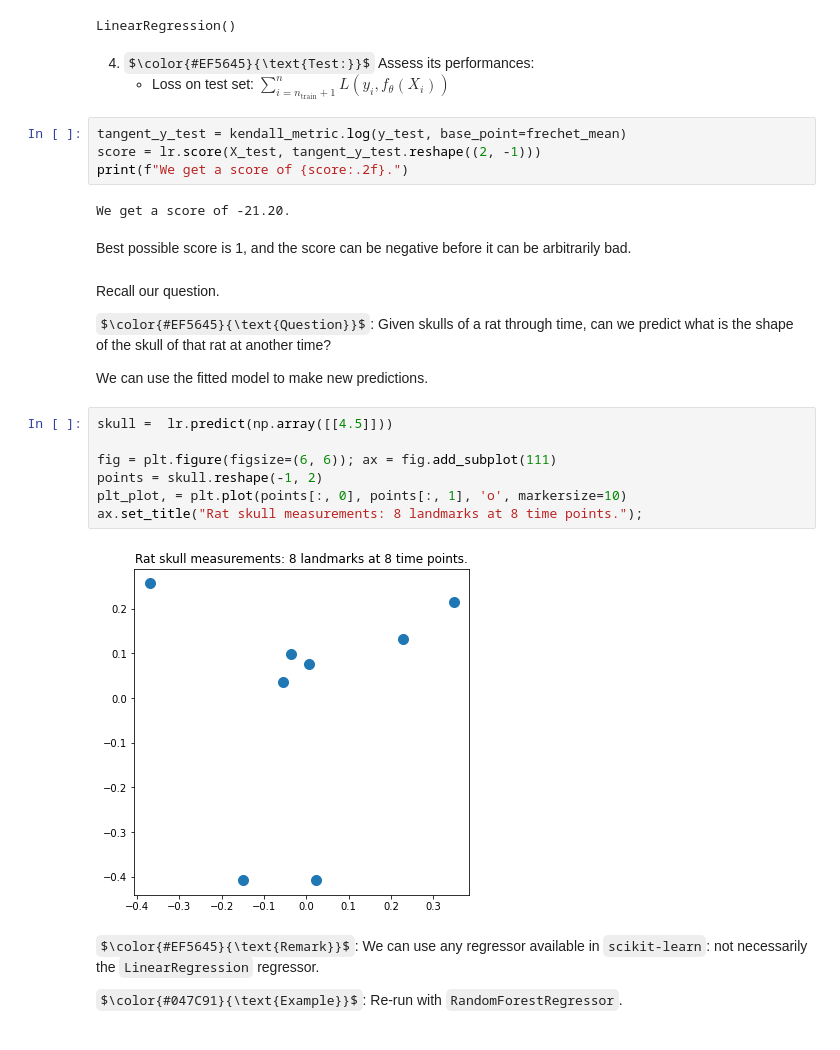
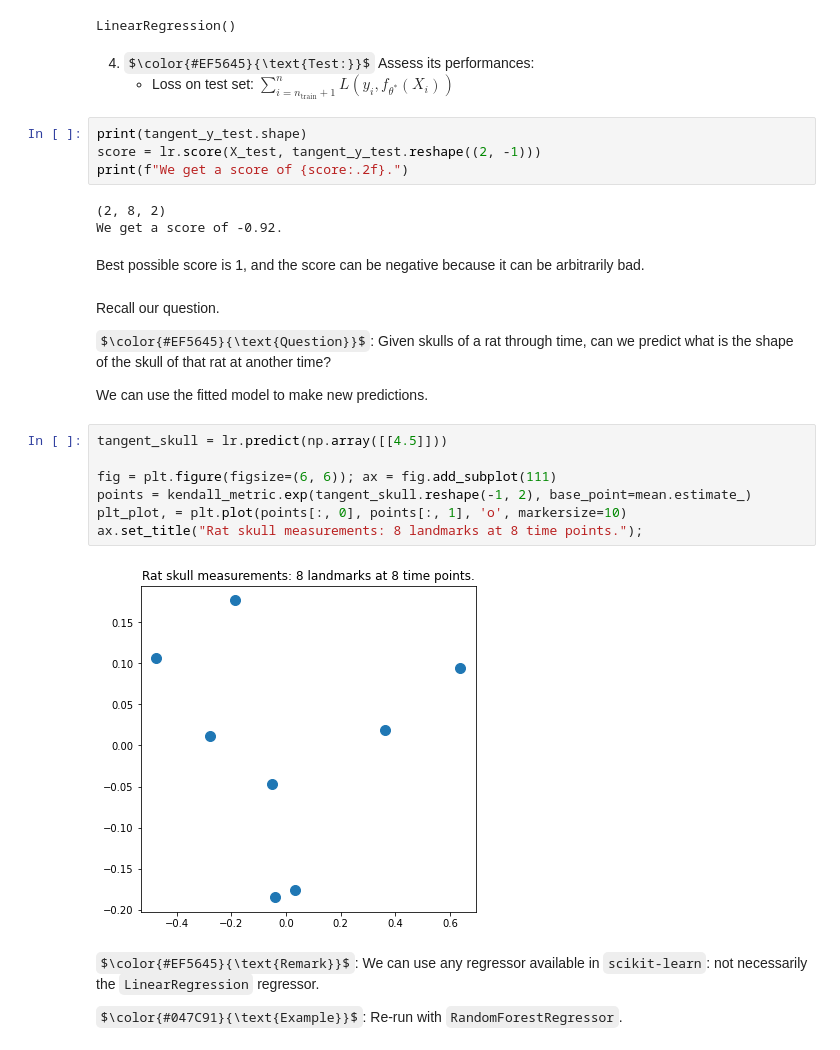
Before and after one commit to geometric-intelligence/ece594n, a Jupyter notebook: lectures/03_c_regression.ipynb, the cells around one changed output. Saved outputs shown, nothing was run; the diff lists cells and outputs as text; some formulas as TeX source.

```diff
--- a/lectures/03_c_regression.ipynb
+++ b/lectures/03_c_regression.ipynb
@@ -200,15 +198,16 @@ lr.fit(X_train, tangent_y_train.reshape((6, -1)))
 LinearRegression()
 # %% [markdown]
 4. $\color{#EF5645}{\text{Test:}}$ Assess its performances:
-   - Loss on test set: $\sum_{i=n_\text{train}+1}^{n} L(y_i, f_\theta(X_i))$
+   - Loss on test set: $\sum_{i=n_\text{train}+1}^{n} L(y_i, f_{\theta^*}(X_i))$
 # %%
-tangent_y_test = kendall_metric.log(y_test, base_point=frechet_mean)
+print(tangent_y_test.shape)
 score = lr.score(X_test, tangent_y_test.reshape((2, -1)))
 print(f"We get a score of {score:.2f}.")
 # %% [output]
-We get a score of -21.20.
+(2, 8, 2)
+We get a score of -0.92.
 # %% [markdown]
-Best possible score is 1, and the score can be negative before it can be arbitrarily bad.
+Best possible score is 1, and the score can be negative because it can be arbitrarily bad.
 # %% [markdown]
 Recall our question.
 
@@ -216,14 +215,14 @@ $\color{#EF5645}{\text{Question}}$: Given skulls of a rat through time, can we p
 
 We can use the fitted model to make new predictions.
 # %%
-skull =  lr.predict(np.array([[4.5]]))
+tangent_skull = lr.predict(np.array([[4.5]]))
 
 fig = plt.figure(figsize=(6, 6)); ax = fig.add_subplot(111)
-points = skull.reshape(-1, 2)
+points = kendall_metric.exp(tangent_skull.reshape(-1, 2), base_point=mean.estimate_)
 plt_plot, = plt.plot(points[:, 0], points[:, 1], 'o', markersize=10)
 ax.set_title("Rat skull measurements: 8 landmarks at 8 time points.");
 # %% [output]
-[figure, old version]
+[figure, new version]
 # %% [markdown]
 $\color{#EF5645}{\text{Remark}}$: We can use any regressor available in `scikit-learn`: not necessarily the `LinearRegression` regressor.
 
```
Also changed, not shown: parts of 15 cells of this notebook, 12 other files.
